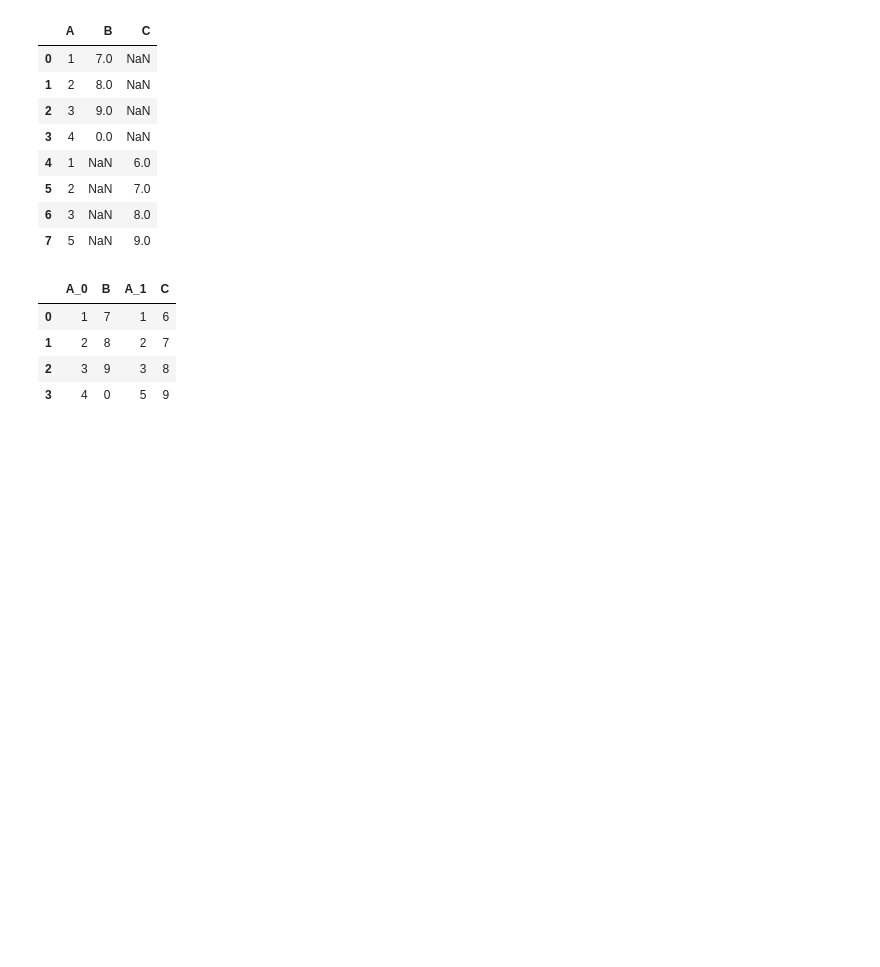
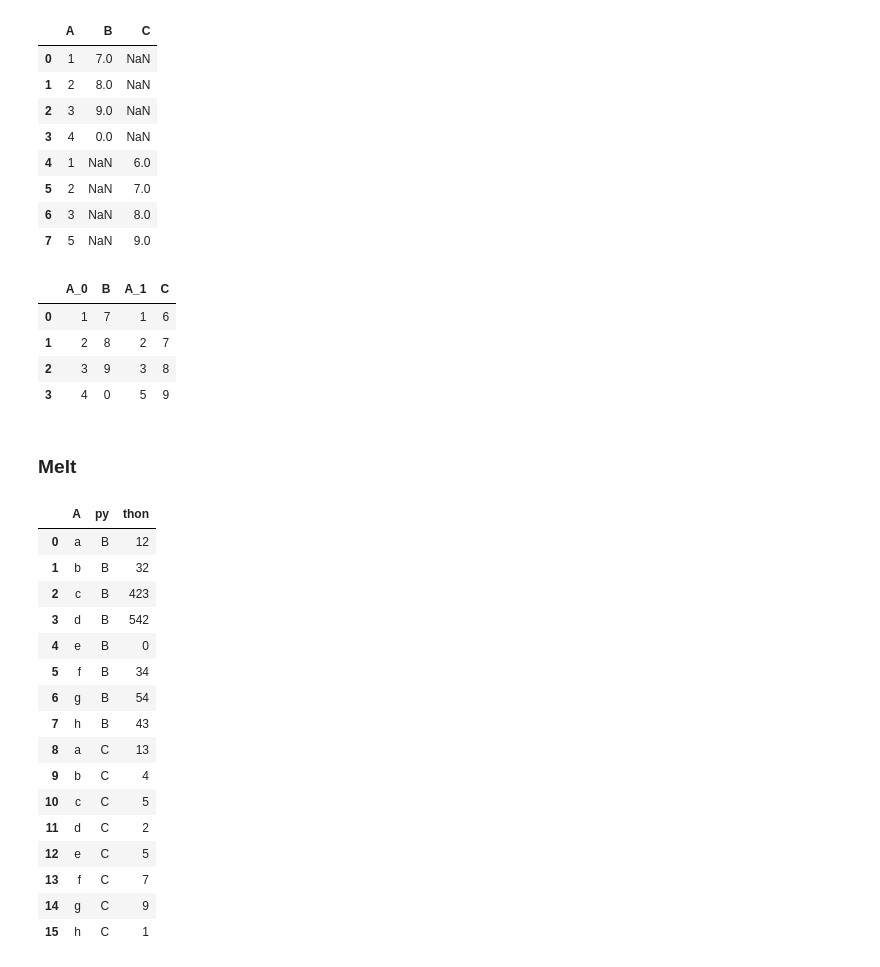
Before and after one commit to M-Hamza-Rao/Pandas-Practice, a Jupyter notebook: Pandas_Practice.ipynb, the cells around one changed output. Cells and saved outputs as stored; diff of their text form; code cells hidden in the pictures; blank space fills up the shorter version.

```diff
--- a/Pandas_Practice.ipynb
+++ b/Pandas_Practice.ipynb
@@ -929,3 +929,26 @@ df1.join(df2, how="outer", lsuffix="_0", rsuffix="_1")
 | 1 | 2 | 8 | 2 | 7 |
 | 2 | 3 | 9 | 3 | 8 |
 | 3 | 4 | 0 | 5 | 9 |
+# %% [markdown]
+### Melt
+# %%
+df4=pd.DataFrame({"A":['a','b', 'c', 'd', 'e', 'f', 'g', 'h'],"B":[12,32,423,542,0,34,54,43],"C":[13,4,5,2,5,7,9,1]})
+pd.melt(df4, id_vars=["A"], var_name="py", value_name="thon")
+# %% [output]
+|  | A | py | thon |
+| 0 | a | B | 12 |
+| 1 | b | B | 32 |
+| 2 | c | B | 423 |
+| 3 | d | B | 542 |
+| 4 | e | B | 0 |
+| 5 | f | B | 34 |
+| 6 | g | B | 54 |
+| 7 | h | B | 43 |
+| 8 | a | C | 13 |
+| 9 | b | C | 4 |
+| 10 | c | C | 5 |
+| 11 | d | C | 2 |
+| 12 | e | C | 5 |
+| 13 | f | C | 7 |
+| 14 | g | C | 9 |
+| 15 | h | C | 1 |
```
Also changed, not shown: parts of 3 cells of this notebook.
